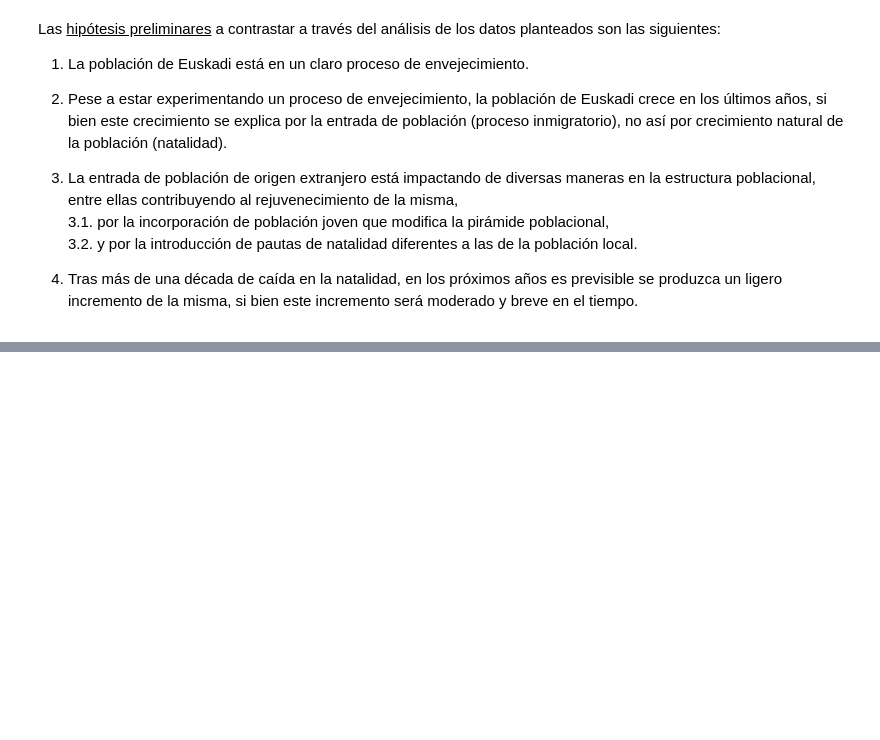
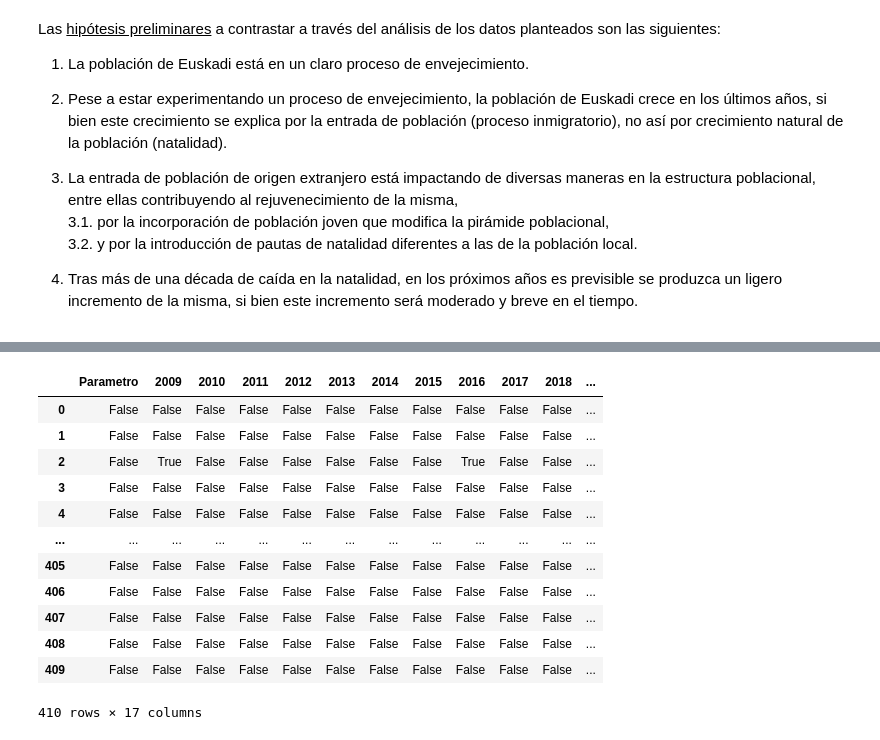
Before and after one commit to Leire2026/EDA, a Jupyter notebook: Presentacion.ipynb, the cells around one changed output, grey strips where cells are left out. Cells and saved outputs as stored; diff of their text form; code cells hidden in the pictures; blank space fills up the shorter version.

```diff
--- a/Presentacion.ipynb
+++ b/Presentacion.ipynb
@@ -186,0 +236,16 @@ ine_comp.describe()
+# %%
+ine_dep.isnull()
+# %% [output]
+|  | Parametro | 2009 | 2010 | 2011 | 2012 | 2013 | 2014 | 2015 | 2016 | 2017 | 2018 | ... |
+| 0 | False | False | False | False | False | False | False | False | False | False | False | ... |
+| 1 | False | False | False | False | False | False | False | False | False | False | False | ... |
+| 2 | False | True | False | False | False | False | False | False | True | False | False | ... |
+| 3 | False | False | False | False | False | False | False | False | False | False | False | ... |
+| 4 | False | False | False | False | False | False | False | False | False | False | False | ... |
+| ... | ... | ... | ... | ... | ... | ... | ... | ... | ... | ... | ... | ... |
+| 405 | False | False | False | False | False | False | False | False | False | False | False | ... |
+| 406 | False | False | False | False | False | False | False | False | False | False | False | ... |
+| 407 | False | False | False | False | False | False | False | False | False | False | False | ... |
+| 408 | False | False | False | False | False | False | False | False | False | False | False | ... |
+| 409 | False | False | False | False | False | False | False | False | False | False | False | ... |
+410 rows × 17 columns
```
Also changed, not shown: parts of 23 cells of this notebook, 2 other files.
